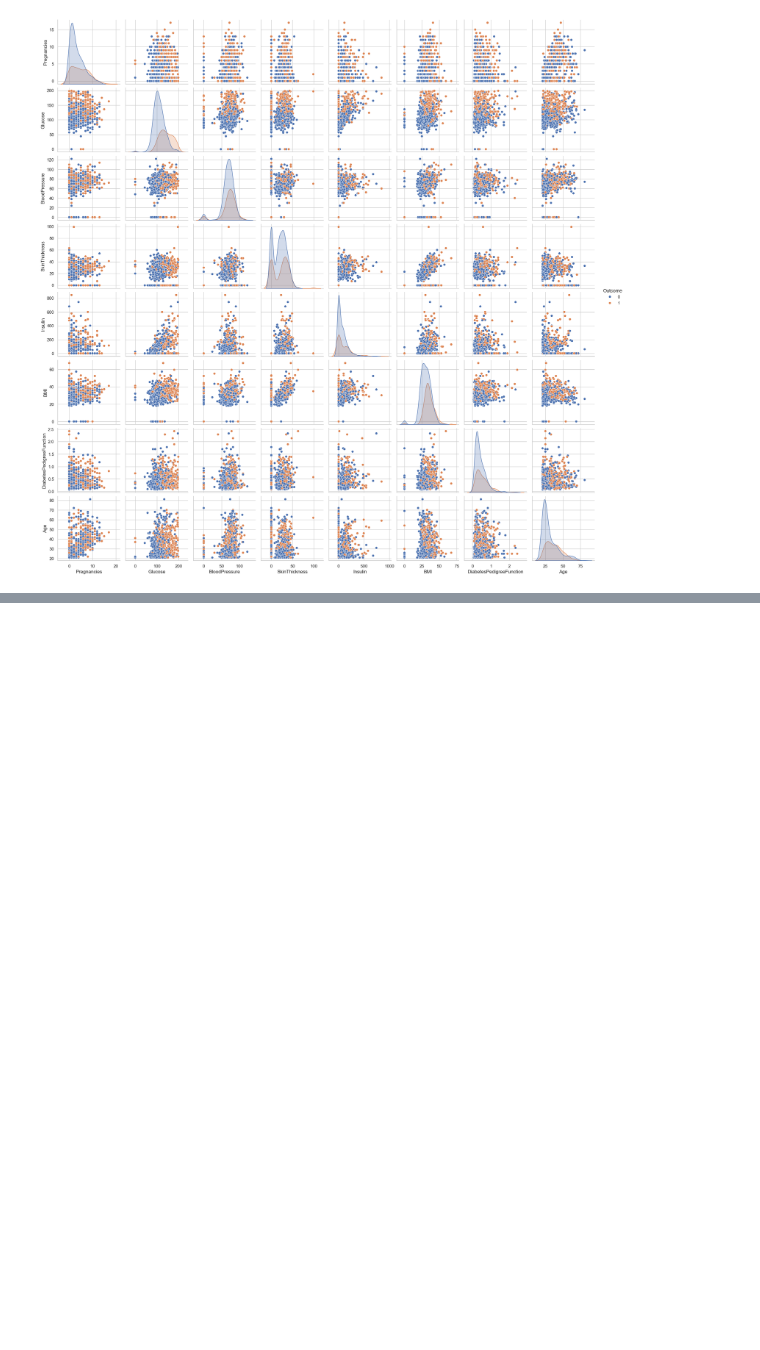
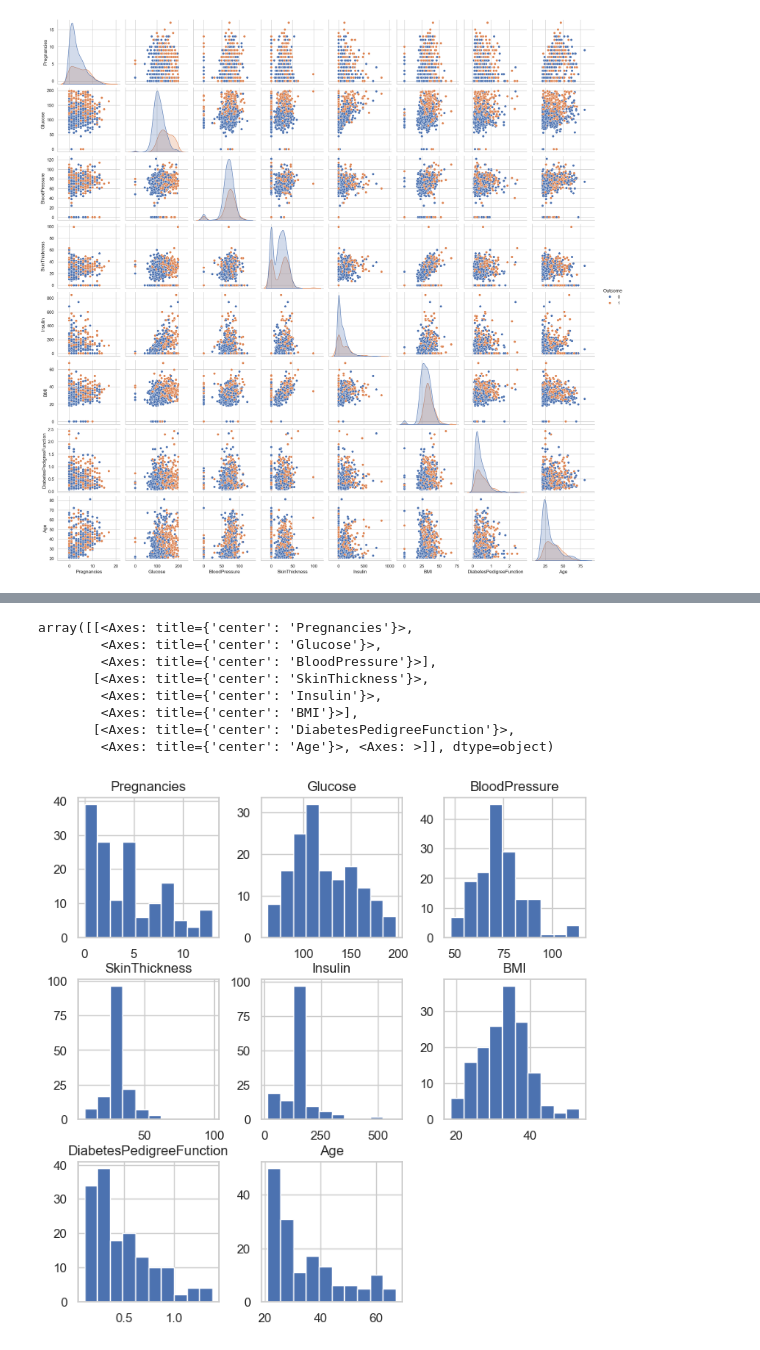
Before and after one commit to HannaCarla/machine-learning-classes, a Jupyter notebook: Aula1/diabetes_EDA.ipynb, the cells around one changed output, grey strips where cells are left out. Cells and saved outputs as stored; diff of their text form; code cells hidden in the pictures; blank space fills up the shorter version.

```diff
--- a/Aula1/diabetes_EDA.ipynb
+++ b/Aula1/diabetes_EDA.ipynb
@@ -135,0 +239,6 @@ Em seguida vamos continuar com o pré-processamento e a classificação.
+# %%
+X_test['Glucose'].fillna(X_test['Glucose'].mean(), inplace=True)
+X_test['BloodPressure'].fillna(X_test['BloodPressure'].mean(), inplace=True)
+X_test['SkinThickness'].fillna(X_test['SkinThickness'].median(), inplace=True)
+X_test['Insulin'].fillna(X_test['Insulin'].median(), inplace=True)
+X_test['BMI'].fillna(X_test['BMI'].mean(), inplace=True)
@@ -135,0 +257,12 @@ Em seguida vamos continuar com o pré-processamento e a classificação.
+# %%
+X_test.hist(figsize=(8, 8))
+# %% [output]
+array([[<Axes: title={'center': 'Pregnancies'}>,
+        <Axes: title={'center': 'Glucose'}>,
+        <Axes: title={'center': 'BloodPressure'}>],
+       [<Axes: title={'center': 'SkinThickness'}>,
+        <Axes: title={'center': 'Insulin'}>,
+        <Axes: title={'center': 'BMI'}>],
+       [<Axes: title={'center': 'DiabetesPedigreeFunction'}>,
+        <Axes: title={'center': 'Age'}>, <Axes: >]], dtype=object)
+[figure, added]
```
Also changed, not shown: parts of 18 cells of this notebook.
